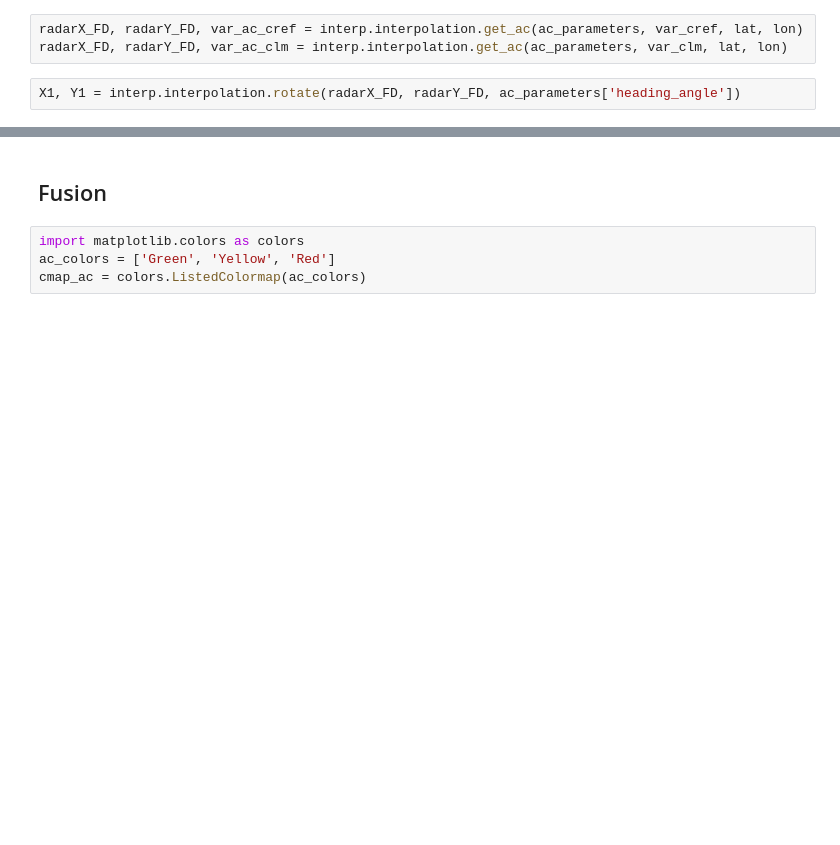
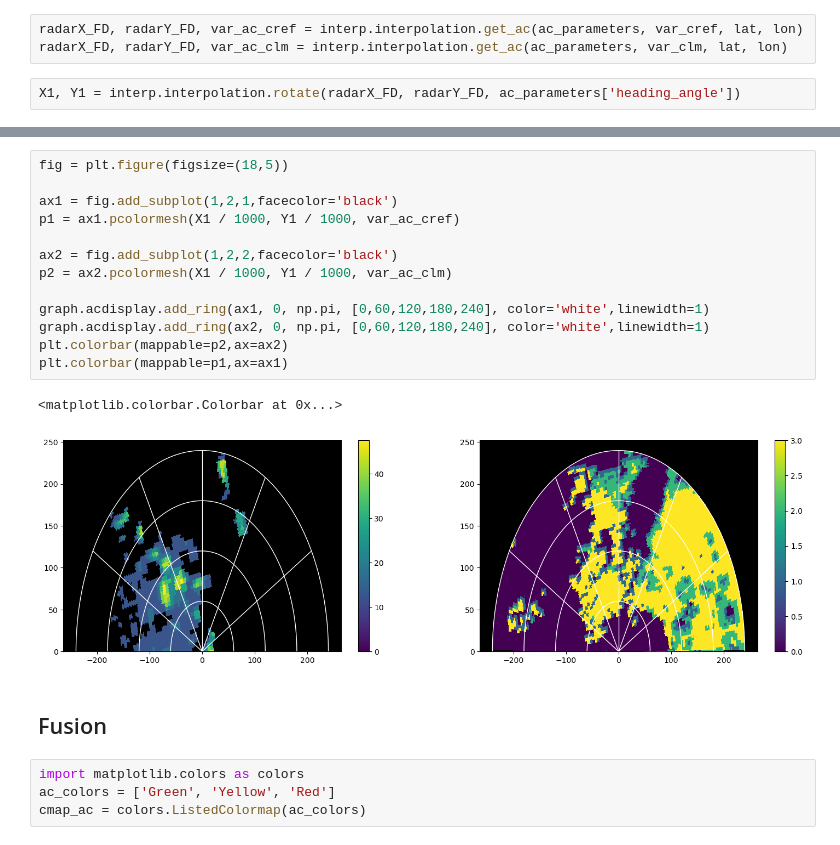
Before and after one commit to lovelyweather/MeteoDataFusion, a Jupyter notebook: test.ipynb, the cells around one changed output, grey strips where cells are left out. Saved outputs shown, nothing was run; the diff lists cells and outputs as text; blank space fills up the shorter version.

```diff
--- a/test.ipynb
+++ b/test.ipynb
@@ -234,3 +285,19 @@ ax.pcolormesh(X1 / 1000, Y1 / 1000, var_ac_clm, cmap='Blues')
+# %%
+fig = plt.figure(figsize=(18,5))
+
+ax1 = fig.add_subplot(1,2,1,facecolor='black')
+p1 = ax1.pcolormesh(X1 / 1000, Y1 / 1000, var_ac_cref)
+
+ax2 = fig.add_subplot(1,2,2,facecolor='black')
+p2 = ax2.pcolormesh(X1 / 1000, Y1 / 1000, var_ac_clm)
+
+graph.acdisplay.add_ring(ax1, 0, np.pi, [0,60,120,180,240], color='white',linewidth=1)
+graph.acdisplay.add_ring(ax2, 0, np.pi, [0,60,120,180,240], color='white',linewidth=1)
+plt.colorbar(mappable=p2,ax=ax2)
+plt.colorbar(mappable=p1,ax=ax1)
+# %% [output]
+<matplotlib.colorbar.Colorbar at 0x...>
+[figure, added]
 # %% [markdown]
 ## Fusion
 # %%
```
Also changed, not shown: parts of 29 cells of this notebook, 1 other file.
